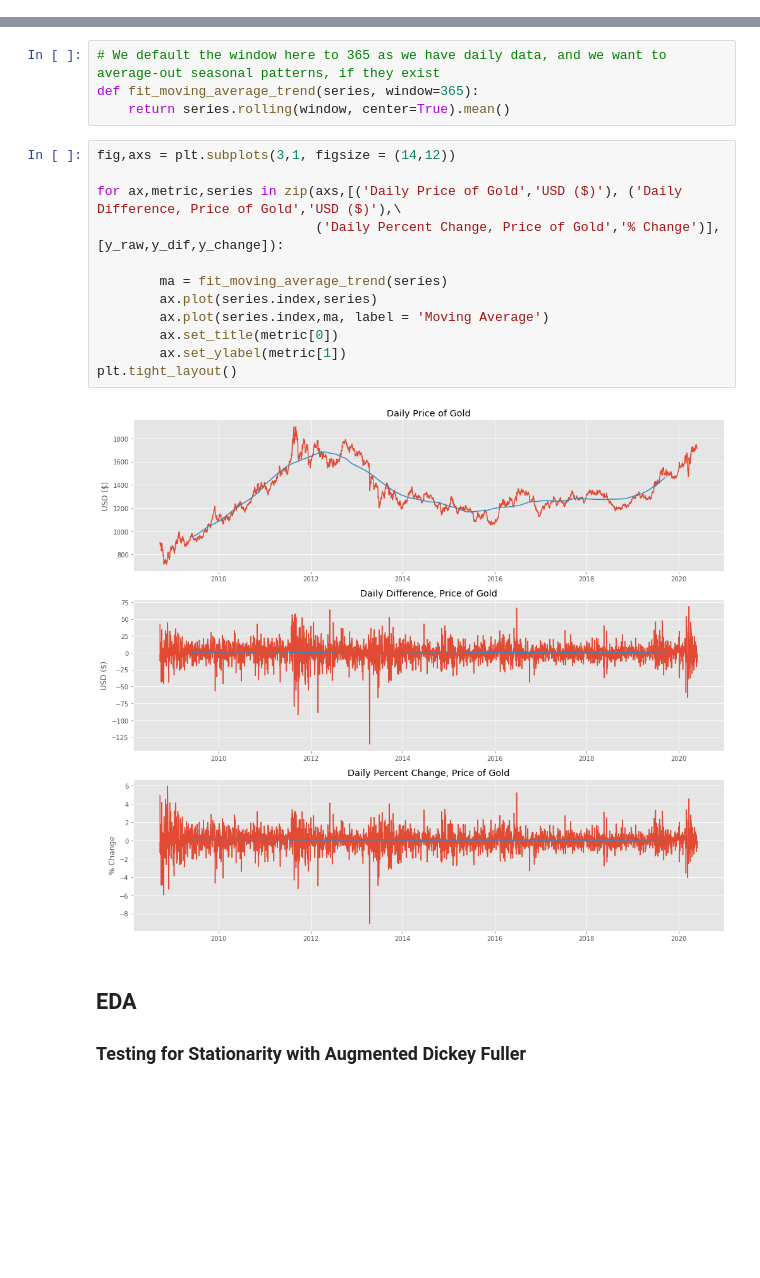
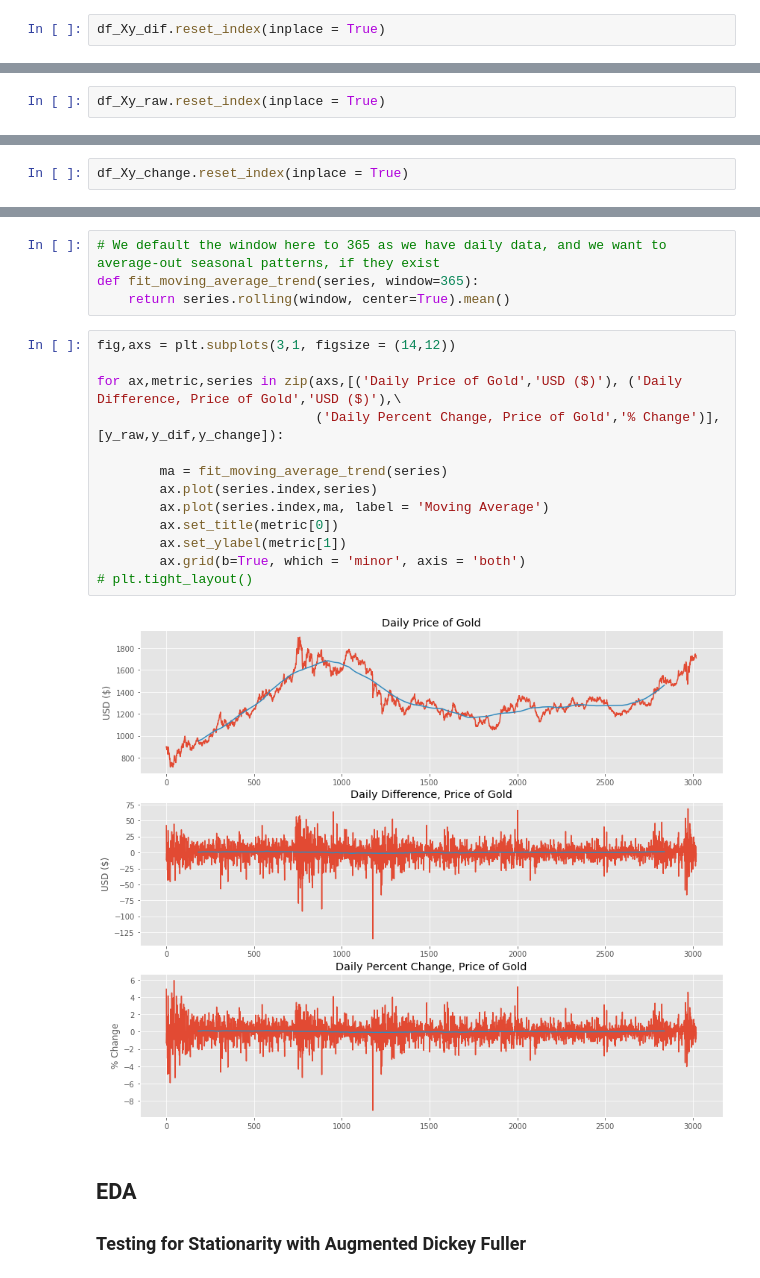
Before and after one commit to jangelchik/interest_equities_gold, a Jupyter notebook: visuals_and_modeling.ipynb, the cells around one changed output, grey strips where cells are left out. Drawn from its saved outputs; the diff is of its cells as text; blank space fills up the shorter version.

```diff
--- a/visuals_and_modeling.ipynb
+++ b/visuals_and_modeling.ipynb
@@ -100,6 +100,8 @@ DatetimeIndex: 3021 entries, 2008-09-22 to 2020-05-27
 Columns: 121 entries, gbp_rate_dif to gold_dif_lag10
 dtypes: float64(121)
 memory usage: 2.8 MB
+# %%
+df_Xy_dif.reset_index(inplace = True)
 # %%
 df_Xy_change.info()
 # %% [output]
@@ -119,6 +121,8 @@ DatetimeIndex: 3021 entries, 2008-09-22 to 2020-05-27
 Columns: 121 entries, gbp_rate to gold_lag10
 dtypes: float64(121)
 memory usage: 2.8 MB
+# %%
+df_Xy_raw.reset_index(inplace = True)
 # %%
 df_Xy_change = df_Xy_change[df_Xy_change.index >= '2008-09-22']
 df_Xy_change.info()
@@ -128,6 +132,8 @@ DatetimeIndex: 3021 entries, 2008-09-22 to 2020-05-27
 Columns: 121 entries, gbp_rate_change% to gold_change%_lag10
 dtypes: float64(121)
 memory usage: 2.8 MB
+# %%
+df_Xy_change.reset_index(inplace = True)
 # %%
 # create X,y pairs for both raw and percent change dataframes
 
@@ -149,17 +155,18 @@ def fit_moving_average_trend(series, window=365):
 # %%
 fig,axs = plt.subplots(3,1, figsize = (14,12))
 
 for ax,metric,series in zip(axs,[('Daily Price of Gold','USD ($)'), ('Daily Difference, Price of Gold','USD ($)'),\
                             ('Daily Percent Change, Price of Gold','% Change')],[y_raw,y_dif,y_change]):
 
         ma = fit_moving_average_trend(series)
         ax.plot(series.index,series)
         ax.plot(series.index,ma, label = 'Moving Average')
         ax.set_title(metric[0])
         ax.set_ylabel(metric[1])
-plt.tight_layout()
+        ax.grid(b=True, which = 'minor', axis = 'both')
+# plt.tight_layout()
 # %% [output]
-[figure, old version]
+[figure, new version]
 # %% [markdown]
 ## EDA
 ### Testing for Stationarity with Augmented Dickey Fuller
```
Also changed, not shown: parts of 14 cells of this notebook.
